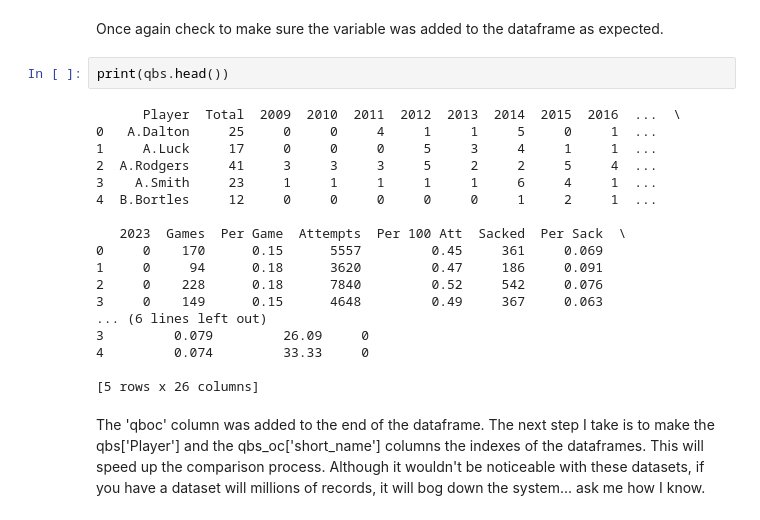
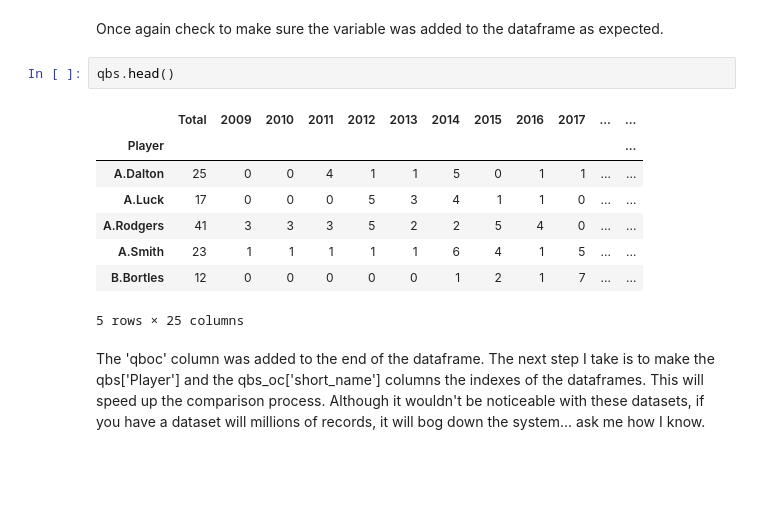
Before and after one commit to lareynolds/QB-EDA, a Jupyter notebook: qb_eda_project_google.ipynb, the cells around one changed output. Drawn from its saved outputs; the diff is of its cells as text; blank space fills up the shorter version.

```diff
--- a/qb_eda_project_google.ipynb
+++ b/qb_eda_project_google.ipynb
@@ -44,26 +44,17 @@ Now that the two initial datasets have been read into Pandas dataframes, it's ti
 qbs['qboc'] = 0
 # %% [markdown]
 Once again check to make sure the variable was added to the dataframe as expected.
-# %%
-print(qbs.head())
-# %% [output]
-      Player  Total  2009  2010  2011  2012  2013  2014  2015  2016  ...  \
-0   A.Dalton     25     0     0     4     1     1     5     0     1  ...
-1     A.Luck     17     0     0     0     5     3     4     1     1  ...
-2  A.Rodgers     41     3     3     3     5     2     2     5     4  ...
-3    A.Smith     23     1     1     1     1     1     6     4     1  ...
-4  B.Bortles     12     0     0     0     0     0     1     2     1  ...
-
-   2023  Games  Per Game  Attempts  Per 100 Att  Sacked  Per Sack  \
-0     0    170      0.15      5557         0.45     361     0.069
-1     0     94      0.18      3620         0.47     186     0.091
-2     0    228      0.18      7840         0.52     542     0.076
-3     0    149      0.15      4648         0.49     367     0.063
-... (6 lines left out)
-3         0.079         26.09     0
-4         0.074         33.33     0
-
-[5 rows x 26 columns]
+# %%
+qbs.head()
+# %% [output]
+|  | Total | 2009 | 2010 | 2011 | 2012 | 2013 | 2014 | 2015 | 2016 | 2017 | ... | ... |
+| Player |  |  |  |  |  |  |  |  |  |  |  | ... |
+| A.Dalton | 25 | 0 | 0 | 4 | 1 | 1 | 5 | 0 | 1 | 1 | ... | ... |
+| A.Luck | 17 | 0 | 0 | 0 | 5 | 3 | 4 | 1 | 1 | 0 | ... | ... |
+| A.Rodgers | 41 | 3 | 3 | 3 | 5 | 2 | 2 | 5 | 4 | 0 | ... | ... |
+| A.Smith | 23 | 1 | 1 | 1 | 1 | 1 | 6 | 4 | 1 | 5 | ... | ... |
+| B.Bortles | 12 | 0 | 0 | 0 | 0 | 0 | 1 | 2 | 1 | 7 | ... | ... |
+5 rows × 25 columns
 # %% [markdown]
 The 'qboc' column was added to the end of the dataframe. The next step I take is to make the qbs['Player'] and the qbs_oc['short_name'] columns the indexes of the dataframes. This will speed up the comparison process. Although it wouldn't be noticeable with these datasets, if you have a dataset will millions of records, it will bog down the system... ask me how I know.
 # %%
```
Also changed, not shown: parts of 5 cells of this notebook.
